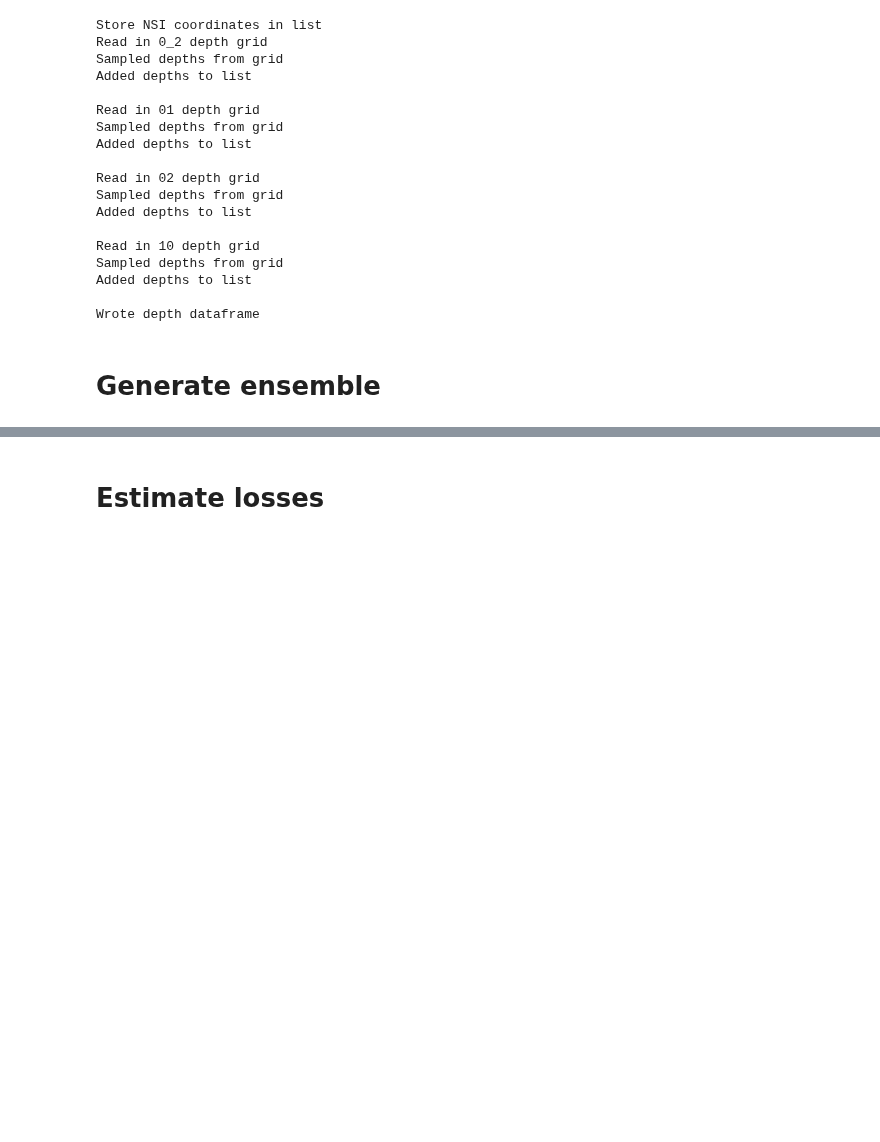
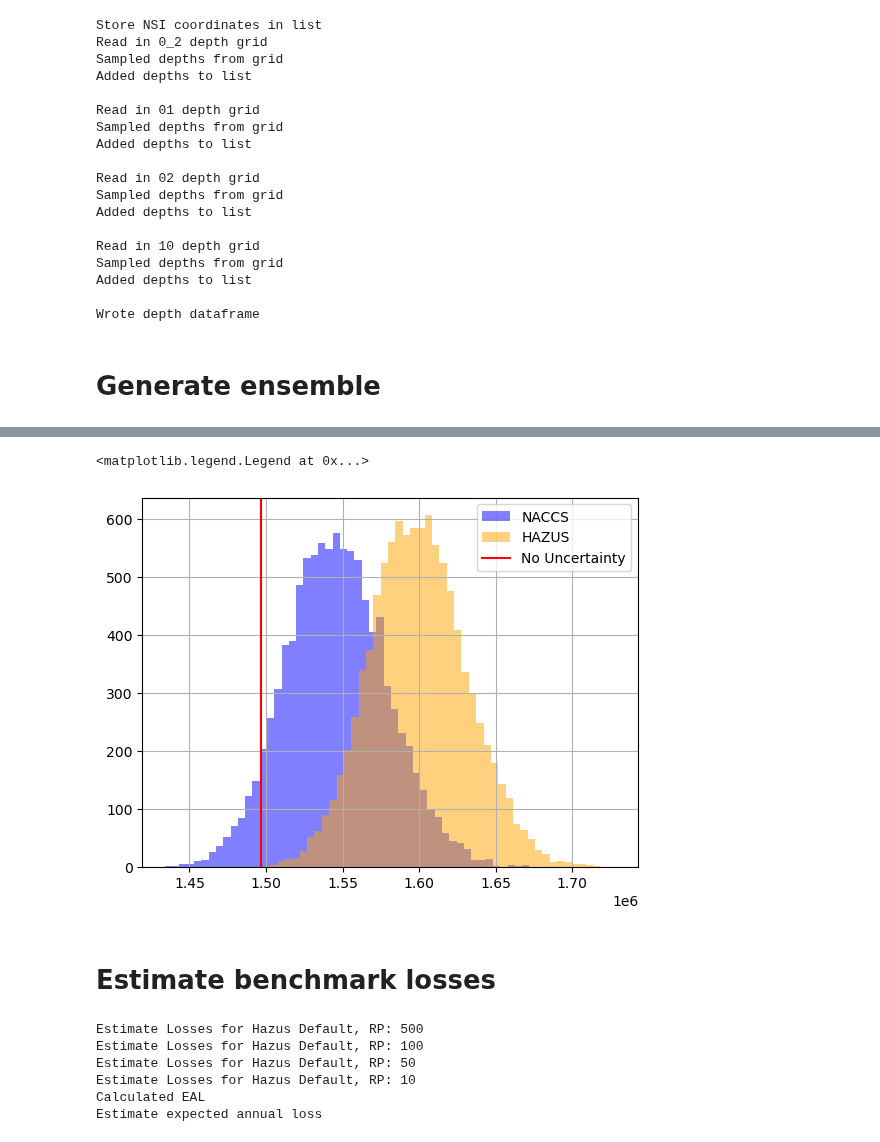
Before and after one commit to abpoll/unsafe, a Jupyter notebook: src/notebooks/get_risk.ipynb, the cells around one changed output, grey strips where cells are left out. Drawn from its saved outputs; the diff is of its cells as text; code cells hidden in the pictures; blank space fills up the shorter version.

```diff
--- a/src/notebooks/get_risk.ipynb
+++ b/src/notebooks/get_risk.ipynb
@@ -84,7 +190,7 @@ Unzipped: nfhl
 # the properties we can represent structural uncertainty in
 # depth-damage relationships for
 
-nsi_gdf = get_nsi_geo(FIPS)
+nsi_gdf = get_nsi_geo(FIPS, NSI_CRS, EXP_DIR_R)
 
 # Set the values that we pass into the get_struct_subset
 # function. In this case, occtype==RES1 and num_story <= 2
@@ -229,7 +342,8 @@ Wrote depth dataframe
 # This procedure is separate fro mpreparing data for the ensemble
 # so will just take the county code to load in and merge
 # all the relevant data
-full_df = get_base_df(FIPS)
+
+base_df = get_base_df(FIPS, EXP_DIR_I)
 
 # Generate SOWs based on this dataframe. The function gives
 # users the option to specify what to treat as uncertain. It could
@@ -239,9 +353,20 @@ full_df = get_base_df(FIPS)
 # at the tract level
 # We specify hazus & naccs for the ddfs we want losses estimated
 # under
-# We specify val, stories, basement, and ffe as the features
+# We specify val, stories, and basement as the features
 # we want to represent with uncertainty
-generate_ensemble(full_df,
-                  'tract_id',
-                  ['hazus', 'naccs'],
-                  ['val', 'stories', 'basement', 'ffe'])
+# If you generate an ensemble, you are at least considering
+# ffe uncertainty from the FFE_DICT
+# We estimate losses for the full ensemble. For now, when deep
+# uncertainty is specified in the DDF (i.e. you
+# want to get damages with HAZUS and NACCS) they are estimated on
+# the same SOWs and that's returned. No synthesis of
+# deep unceratinties in UNSAFE yet.
+ens_df_f = generate_ensemble(nsi_sub,
+                             base_df,
+                             ['hazus', 'naccs'],
+                             ['val_struct', 'stories', 'basement'],
+                             N_SOW,
+                             FFE_DICT,
+                             COEF_VARIATION,
+                             VULN_DIR_I)
@@ -248,11 +393,25 @@ generate_ensemble(full_df,
+# %%
+temp = ens_df_f.groupby(['sow_ind'])[['naccs_eal', 'hazus_eal']].sum()
+# %%
+import matplotlib.pyplot as plt
+fig, ax = plt.subplots()
+temp['naccs_eal'].hist(bins=50, color='blue', alpha=.5, label='NACCS')
+temp['hazus_eal'].hist(bins=50, color='orange', alpha=.5, label='HAZUS')
+ax.axvline(1496712, color='red', label='No Uncertainty')
+ax.legend()
+# %% [output]
+<matplotlib.legend.Legend at 0x...>
+[figure, added]
 # %% [markdown]
-# Estimate losses
+# Estimate benchmark losses
 # %%
-# We estimate losses for the full ensemble. For now, when deep
-# uncertainty is specified in the DDF (i.e. you
-# want to get damages with HAZUS and NACCS) they are estimated on
-# the same SOWs and that's returned. No synthesis of
-# deep unceratinties in UNSAFE yet.
-
 # We also want benchmark estimates without uncertainty
 # which we can do with the full_df specified above
+nounc_df = benchmark_loss(base_df, VULN_DIR_I)
+# %% [output]
+Estimate Losses for Hazus Default, RP: 500
+Estimate Losses for Hazus Default, RP: 100
+Estimate Losses for Hazus Default, RP: 50
+Estimate Losses for Hazus Default, RP: 10
+Calculated EAL
+Estimate expected annual loss
```
Also changed, not shown: parts of 11 cells of this notebook, 7 other files.
